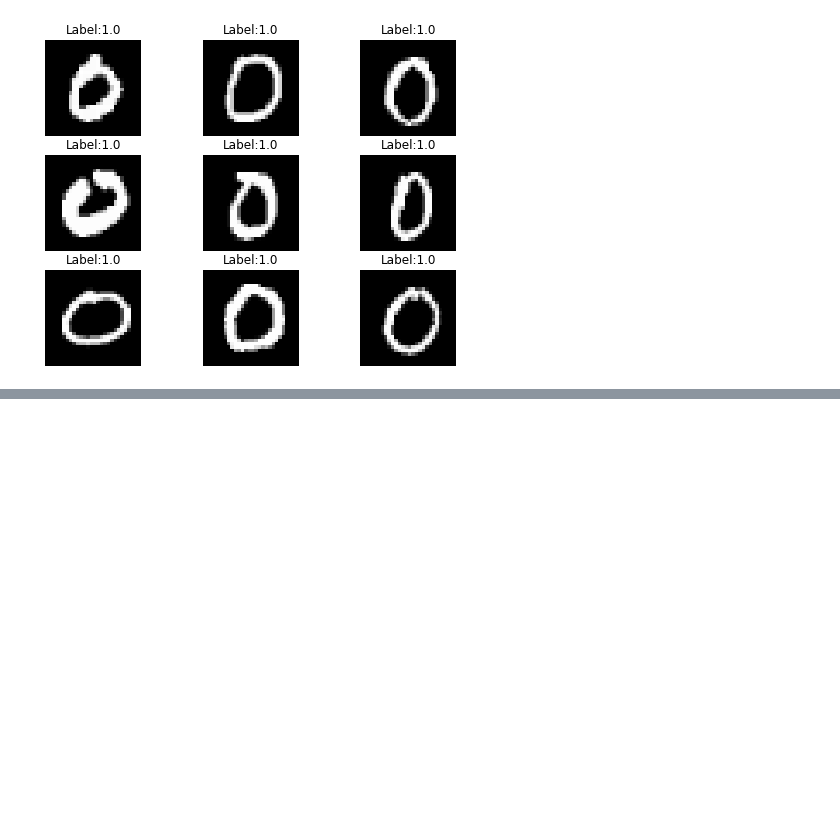
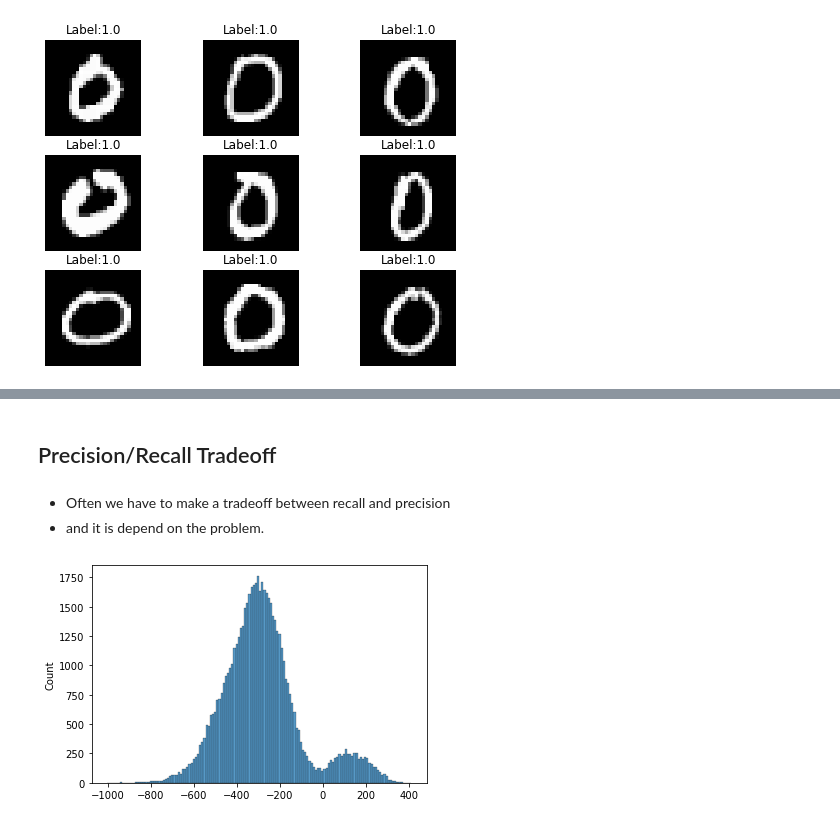
Before and after one commit to deepaksirohiwal/image_calssification_using_perceptron, a Jupyter notebook: digit_classification.ipynb, the cells around one changed output, grey strips where cells are left out. Saved outputs shown, nothing was run; the diff lists cells and outputs as text; code cells hidden in the pictures; blank space fills up the shorter version.

```diff
--- a/digit_classification.ipynb
+++ b/digit_classification.ipynb
@@ -229,0 +330,13 @@ print(np.log(10))
+# %% [markdown]
+## Precision/Recall Tradeoff
+# %% [markdown]
+* Often we have to make a tradeoff between recall and precision
+* and it is depend on the problem.
+# %%
+bin_clf=Perceptron(random_state=1729)
+bin_clf.fit(x_train,y_train_0)
+y_scores= bin_clf.decision_function(x_train)
+sns.histplot(np.sort(y_scores))
+plt.show()
+# %% [output]
+[figure, added]
```
Also changed, not shown: parts of 69 cells of this notebook.
